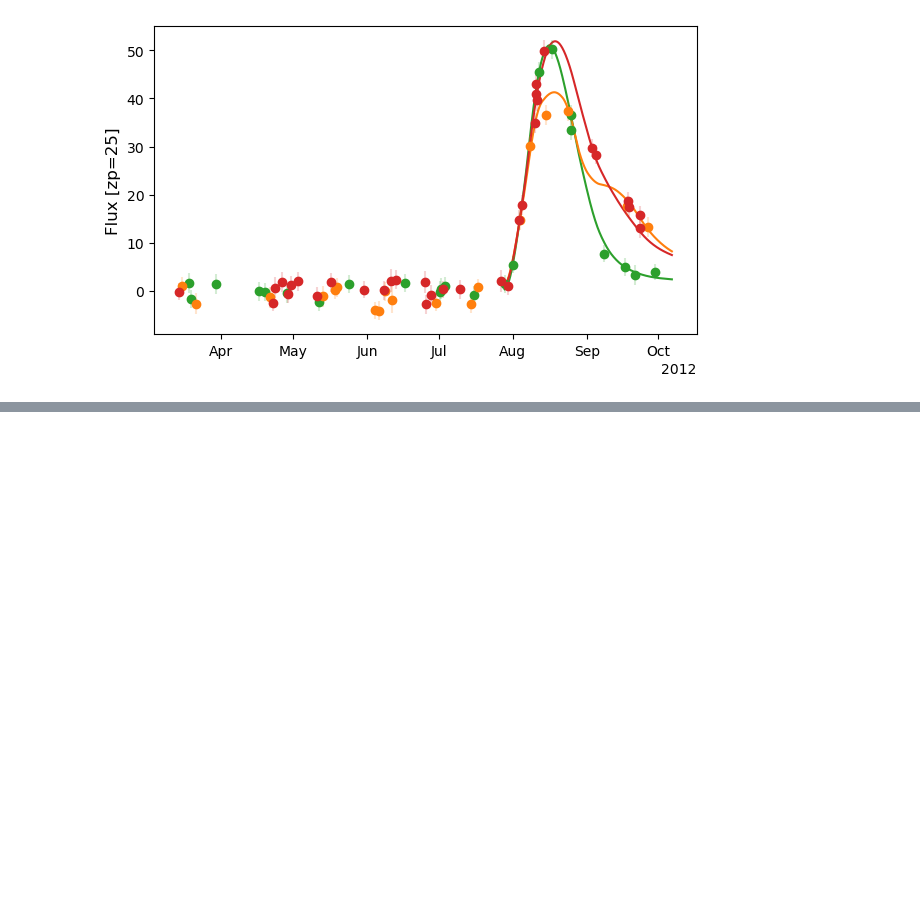
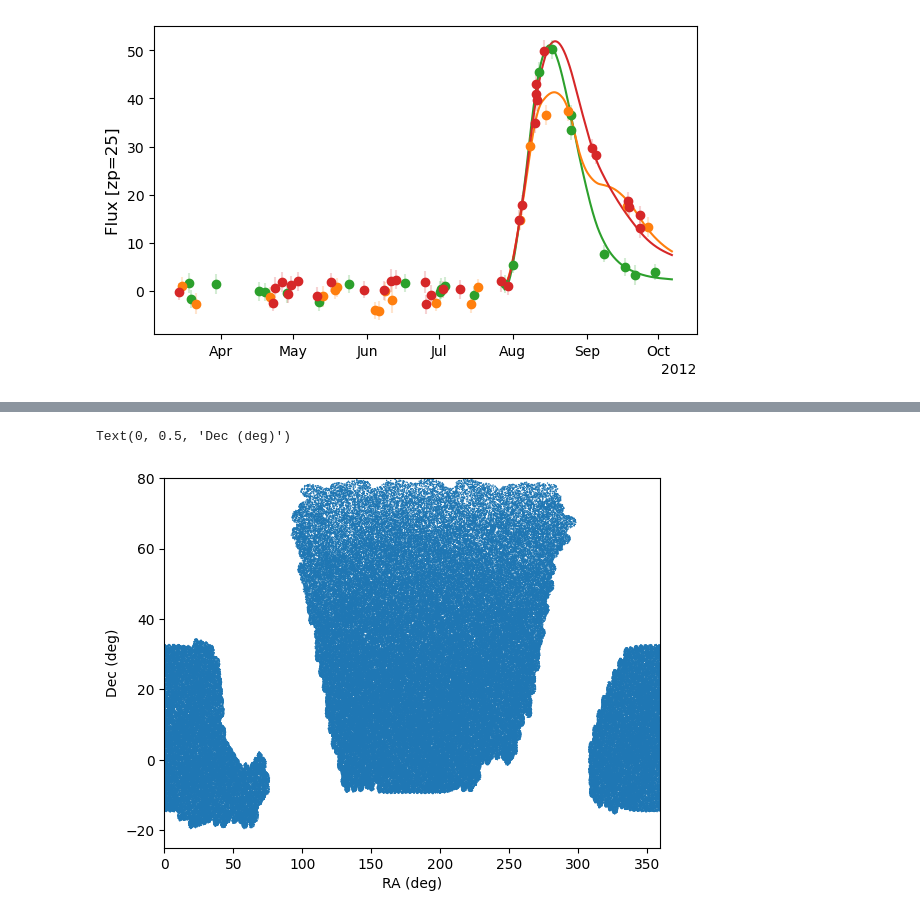
Before and after one commit to AntoineGillesLordet/Projet-LPNHE, a Jupyter notebook: code/tests.ipynb, the cells around one changed output, grey strips where cells are left out. Cells and saved outputs as stored; diff of their text form; code cells hidden in the pictures; blank space fills up the shorter version.

```diff
--- a/code/tests.ipynb
+++ b/code/tests.ipynb
@@ -295,0 +285,11 @@ Text(0.5, 0.98, 'Erreur absolue sur les paramètres reconstruits')
+# %%
+import fitsio
+
+path = "/global/cfs/cdirs/desi/cosmosim/FirstGenMocks/Uchuu/LightCone/BGS_v2/"
+
+data = fitsio.read(path+"BGS_LC_Uchuu.fits", columns=['RA', 'DEC', 'STATUS'])
+ra  = np.float32(data['RA']) # RA (deg)
+dec = np.float32(data['DEC']) # Dec (deg)
+status = data['STATUS']
+# %%
+in_desi = status & 2**1 != 0 # in DESI footprint
@@ -295,0 +300,10 @@ Text(0.5, 0.98, 'Erreur absolue sur les paramètres reconstruits')
+# %%
+plt.figure()
+plt.scatter(ra[in_desi][::100], dec[in_desi][::100], s=1, edgecolor="none")
+plt.xlim(0,360)
+plt.ylim(-25, 80)
+plt.xlabel("RA (deg)")
+plt.ylabel("Dec (deg)")
+# %% [output]
+Text(0, 0.5, 'Dec (deg)')
+[figure, added]
```
Also changed, not shown: parts of 33 cells of this notebook.
